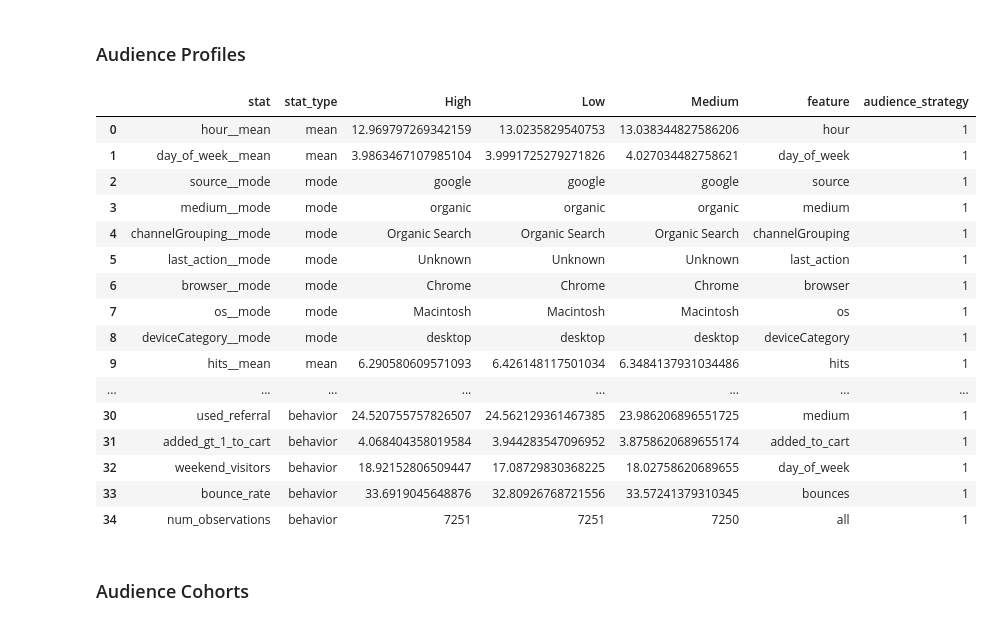
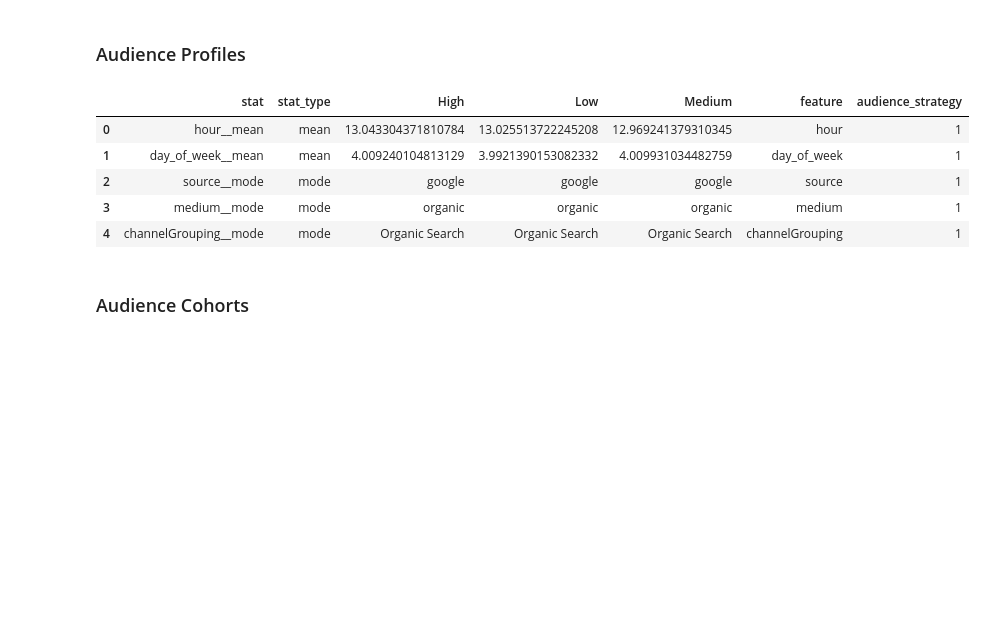
Before and after one commit to elsdes3/market, a Jupyter notebook: notebooks/04-upload/notebooks/09_upload.ipynb, the cells around one changed output. Cells and saved outputs as stored; diff of their text form; code cells hidden in the pictures; blank space fills up the shorter version.

```diff
--- a/notebooks/04-upload/notebooks/09_upload.ipynb
+++ b/notebooks/04-upload/notebooks/09_upload.ipynb
@@ -436,25 +425,14 @@ df_feats
 # %%
 #| echo: true
 df_profile = pd.read_parquet(fpath_profile)
-df_profile
+df_profile.head()
 # %% [output]
 |  | stat | stat_type | High | Low | Medium | feature | audience_strategy |
-| 0 | hour__mean | mean | 12.969797269342159 | 13.0235829540753 | 13.038344827586206 | hour | 1 |
-| 1 | day_of_week__mean | mean | 3.9863467107985104 | 3.9991725279271826 | 4.027034482758621 | day_of_week | 1 |
+| 0 | hour__mean | mean | 13.043304371810784 | 13.025513722245208 | 12.969241379310345 | hour | 1 |
+| 1 | day_of_week__mean | mean | 4.009240104813129 | 3.9921390153082332 | 4.009931034482759 | day_of_week | 1 |
 | 2 | source__mode | mode | google | google | google | source | 1 |
 | 3 | medium__mode | mode | organic | organic | organic | medium | 1 |
 | 4 | channelGrouping__mode | mode | Organic Search | Organic Search | Organic Search | channelGrouping | 1 |
-| 5 | last_action__mode | mode | Unknown | Unknown | Unknown | last_action | 1 |
-| 6 | browser__mode | mode | Chrome | Chrome | Chrome | browser | 1 |
-| 7 | os__mode | mode | Macintosh | Macintosh | Macintosh | os | 1 |
-| 8 | deviceCategory__mode | mode | desktop | desktop | desktop | deviceCategory | 1 |
-| 9 | hits__mean | mean | 6.290580609571093 | 6.426148117501034 | 6.3484137931034486 | hits | 1 |
-| ... | ... | ... | ... | ... | ... | ... | ... |
-| 30 | used_referral | behavior | 24.520755757826507 | 24.562129361467385 | 23.986206896551725 | medium | 1 |
-| 31 | added_gt_1_to_cart | behavior | 4.068404358019584 | 3.944283547096952 | 3.8758620689655174 | added_to_cart | 1 |
-| 32 | weekend_visitors | behavior | 18.92152806509447 | 17.08729830368225 | 18.02758620689655 | day_of_week | 1 |
-| 33 | bounce_rate | behavior | 33.6919045648876 | 32.80926768721556 | 33.57241379310345 | bounces | 1 |
-| 34 | num_observations | behavior | 7251 | 7251 | 7250 | all | 1 |
 # %% [markdown]
 ### Audience Cohorts
 # %%
```
Also changed, not shown: parts of 19 cells of this notebook, 49 other files.
